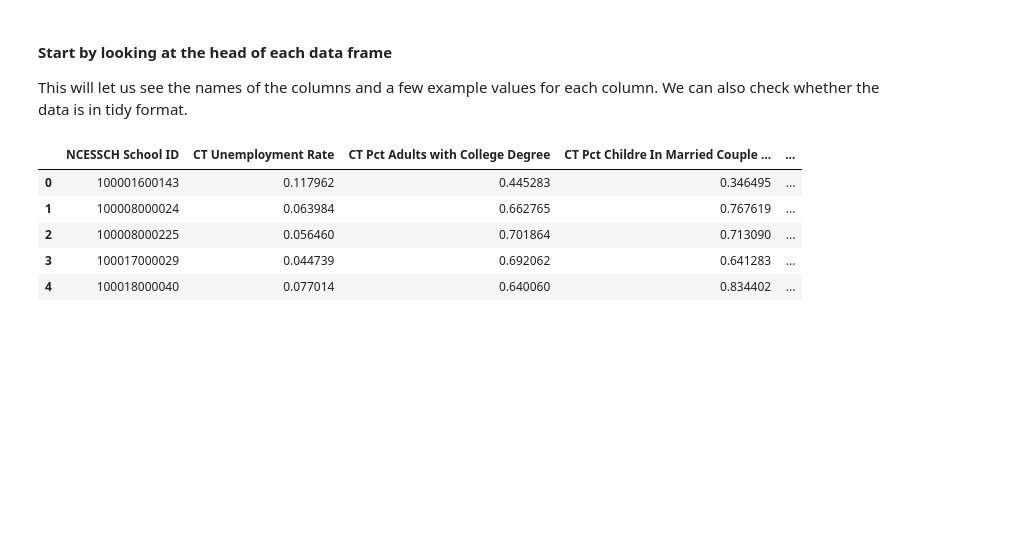
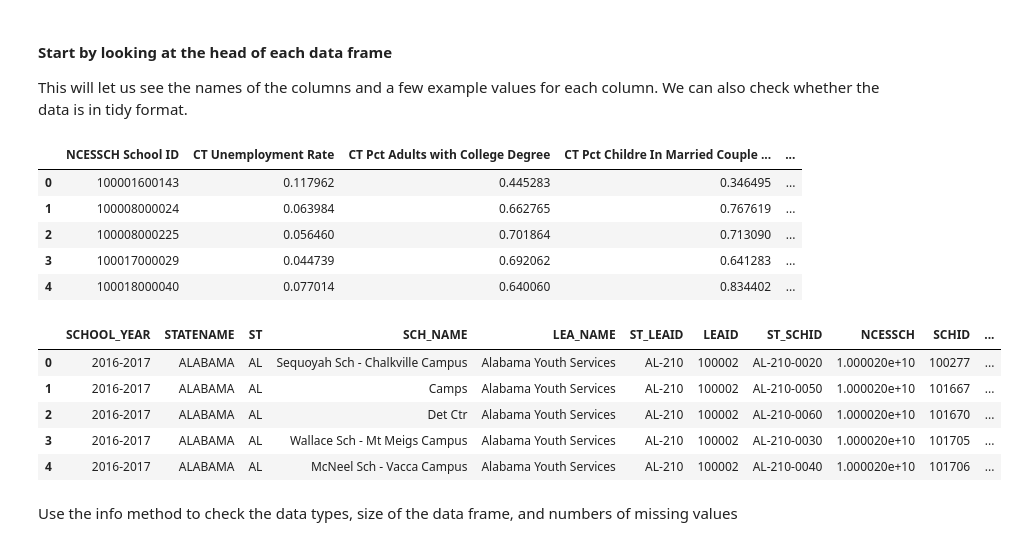
Before and after one commit to TheCong07/data-5100-foundations-of-data-science, a Jupyter notebook: education/code/Education.ipynb, the cells around one changed output. Cells and saved outputs as stored; diff of their text form; code cells hidden in the pictures; blank space fills up the shorter version.

```diff
--- a/education/code/Education.ipynb
+++ b/education/code/Education.ipynb
@@ -20,5 +22,7 @@ edgap: pd.DataFrame = pd.read_excel('../data/EdGap_data.xlsx', dtype={'NCESSCH S
 # %%
-school_information = pd.read_csv('../data/ccd_sch_029_1617_w_1a_11212017.csv', encoding='unicode_escape')
+school_information = pd.read_csv(
+  '../data/ccd_sch_029_1617_w_1a_11212017.csv', encoding='unicode_escape'
+)
 # %% [markdown]
 ### Explore the contents of the data sets
 # %% [markdown]
@@ -34,3 +38,15 @@ edgap.head()
 | 2 | 100008000225 | 0.056460 | 0.701864 | 0.713090 | ... |
 | 3 | 100017000029 | 0.044739 | 0.692062 | 0.641283 | ... |
 | 4 | 100018000040 | 0.077014 | 0.640060 | 0.834402 | ... |
+# %%
+pd.set_option('display.max_columns', None)
+school_information.head()
+# %% [output]
+|  | SCHOOL_YEAR | STATENAME | ST | SCH_NAME | LEA_NAME | ST_LEAID | LEAID | ST_SCHID | NCESSCH | SCHID | ... |
+| 0 | 2016-2017 | ALABAMA | AL | Sequoyah Sch - Chalkville Campus | Alabama Youth Services | AL-210 | 100002 | AL-210-0020 | 1.000020e+10 | 100277 | ... |
+| 1 | 2016-2017 | ALABAMA | AL | Camps | Alabama Youth Services | AL-210 | 100002 | AL-210-0050 | 1.000020e+10 | 101667 | ... |
+| 2 | 2016-2017 | ALABAMA | AL | Det Ctr | Alabama Youth Services | AL-210 | 100002 | AL-210-0060 | 1.000020e+10 | 101670 | ... |
+| 3 | 2016-2017 | ALABAMA | AL | Wallace Sch - Mt Meigs Campus | Alabama Youth Services | AL-210 | 100002 | AL-210-0030 | 1.000020e+10 | 101705 | ... |
+| 4 | 2016-2017 | ALABAMA | AL | McNeel Sch - Vacca Campus | Alabama Youth Services | AL-210 | 100002 | AL-210-0040 | 1.000020e+10 | 101706 | ... |
+# %% [markdown]
+Use the info method to check the data types, size of the data frame, and numbers of missing values
```
Also changed, not shown: parts of 75 cells of this notebook, 4 other files.
